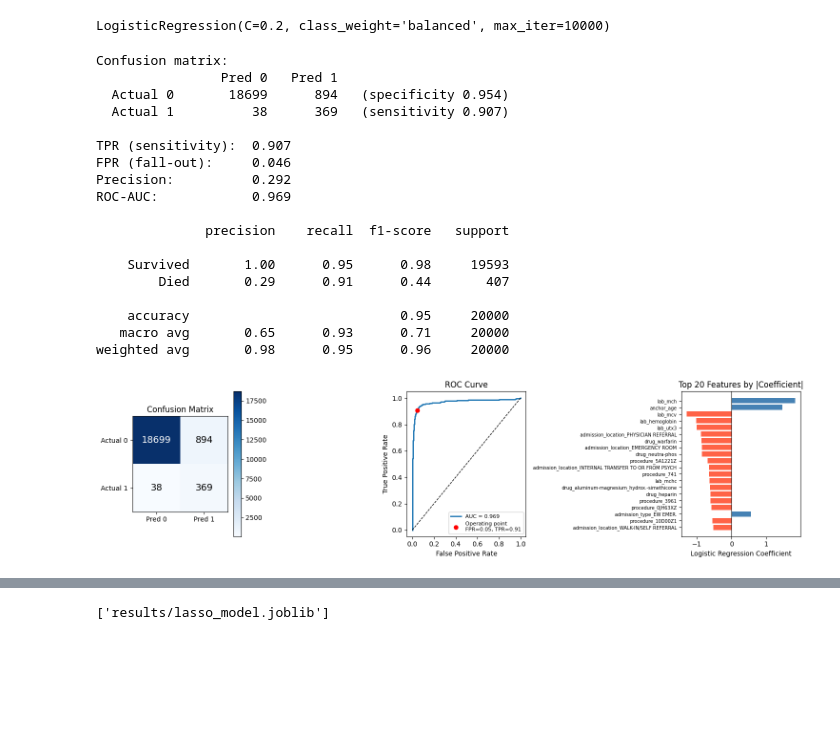
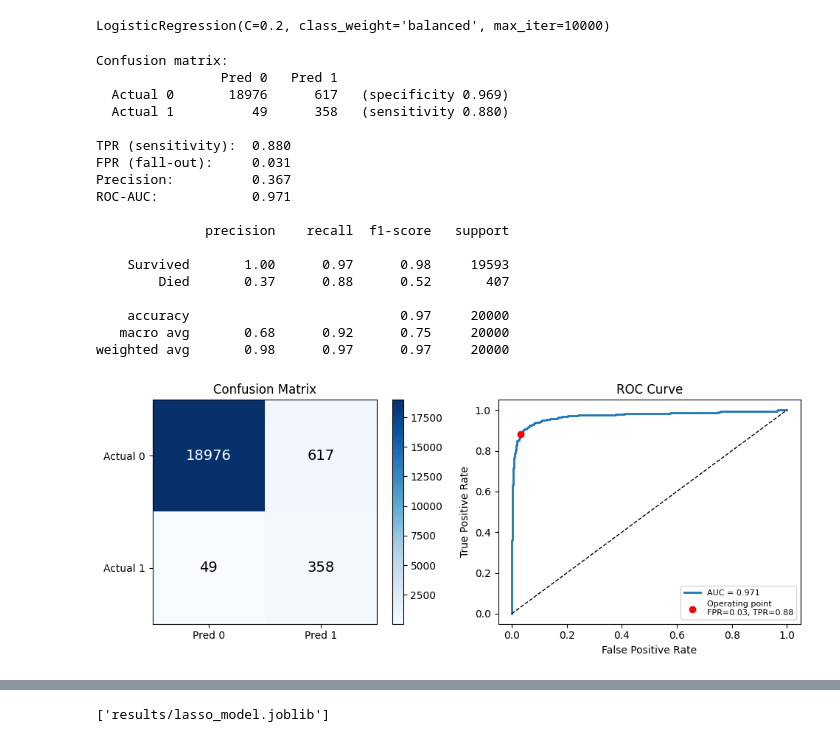
Before and after one commit to jackturner106/ml-final-project, a Jupyter notebook: survive_to_discharge.ipynb, the cells around one changed output, grey strips where cells are left out. Drawn from its saved outputs; the diff is of its cells as text; code cells hidden in the pictures; blank space fills up the shorter version.

```diff
--- a/survive_to_discharge.ipynb
+++ b/survive_to_discharge.ipynb
@@ -19,5 +19,5 @@ please provide us feedback at https://github.com/pandas-dev/pandas/issues/54466
 # %% [markdown]
 ## Data
 # %%
-X, y = SurvivalToDischarge.load_data(sample_size=100000, icu_vitals=True, top_n_labs=200, top_n_drugs=200, top_n_procedures=200)
+X, y = SurvivalToDischarge.load_data(sample_size=100000, icu_vitals=True, top_n_labs=230, top_n_drugs=954, top_n_procedures=55)
 # %% [output]
@@ -89,7 +92,7 @@ print()
 print(classification_report(y_test, y_pred, target_names=['Survived', 'Died']))
 
 # --- Plots ---
-fig, axes = plt.subplots(1, 3, figsize=(15, 4))
+fig, axes = plt.subplots(1, 2, figsize=(10, 4))
 
 # Confusion matrix heatmap
 im = axes[0].imshow(cm, cmap='Blues')
@@ -112,17 +115,6 @@ axes[1].scatter([fpr], [tpr], color='red', zorder=5, label=f'Operating point\nFP
 axes[1].set_xlabel('False Positive Rate'); axes[1].set_ylabel('True Positive Rate')
 axes[1].set_title('ROC Curve'); axes[1].legend(fontsize=8)
 
-# Top feature coefficients
-coef_series = pd.Series(model.coef_[0], index=X.columns)
-top_coef = coef_series[coef_series != 0].abs().sort_values(ascending=False).head(20)
-signed_top = coef_series[top_coef.index]
-colors = ['steelblue' if v > 0 else 'tomato' for v in signed_top]
-axes[2].barh(signed_top.index[::-1], signed_top.values[::-1], color=colors[::-1])
-axes[2].axvline(0, color='black', linewidth=0.8)
-axes[2].set_xlabel('Logistic Regression Coefficient')
-axes[2].set_title('Top 20 Features by |Coefficient|')
-axes[2].tick_params(axis='y', labelsize=7)
-
 plt.tight_layout()
 #plt.savefig('results/logistic_regression_results.png', dpi=120, bbox_inches='tight')
 plt.show()
@@ -182,60 +228,49 @@ print()
 print(classification_report(y_test, y_pred, target_names=['Survived', 'Died']))
 
 # --- Plots ---
-fig, axes = plt.subplots(1, 3, figsize=(15, 4))
+fig, axes = plt.subplots(1, 2, figsize=(10, 4))
 
 # Confusion matrix heatmap
 im = axes[0].imshow(cm, cmap='Blues')
 axes[0].set_xticks([0, 1]); axes[0].set_yticks([0, 1])
 axes[0].set_xticklabels(['Pred 0', 'Pred 1'])
 axes[0].set_yticklabels(['Actual 0', 'Actual 1'])
 for i in range(2):
     for j in range(2):
         axes[0].text(j, i, cm[i, j], ha='center', va='center',
                      color='white' if cm[i, j] > cm.max() / 2 else 'black', fontsize=14)
 axes[0].set_title('Confusion Matrix')
 plt.colorbar(im, ax=axes[0])
 
 # ROC curve
 fpr_curve, tpr_curve, _ = roc_curve(y_test, y_proba)
 auc = roc_auc_score(y_test, y_proba)
 axes[1].plot(fpr_curve, tpr_curve, lw=2, label=f'AUC = {auc:.3f}')
 axes[1].plot([0, 1], [0, 1], 'k--', lw=1)
 axes[1].scatter([fpr], [tpr], color='red', zorder=5, label=f'Operating point\nFPR={fpr:.2f}, TPR={tpr:.2f}')
 axes[1].set_xlabel('False Positive Rate'); axes[1].set_ylabel('True Positive Rate')
 axes[1].set_title('ROC Curve'); axes[1].legend(fontsize=8)
 
-# Top feature coefficients
-coef_series = pd.Series(model.coef_[0], index=X.columns)
-top_coef = coef_series[coef_series != 0].abs().sort_values(ascending=False).head(20)
-signed_top = coef_series[top_coef.index]
-colors = ['steelblue' if v > 0 else 'tomato' for v in signed_top]
-axes[2].barh(signed_top.index[::-1], signed_top.values[::-1], color=colors[::-1])
-axes[2].axvline(0, color='black', linewidth=0.8)
-axes[2].set_xlabel('Logistic Regression Coefficient')
-axes[2].set_title('Top 20 Features by |Coefficient|')
-axes[2].tick_params(axis='y', labelsize=7)
-
 plt.tight_layout()
 #plt.savefig('results/logistic_regression_results.png', dpi=120, bbox_inches='tight')
 plt.show()
 # %% [output]
 Confusion matrix:
                 Pred 0   Pred 1
-  Actual 0       18699      894   (specificity 0.954)
-  Actual 1          38      369   (sensitivity 0.907)
+  Actual 0       18976      617   (specificity 0.969)
+  Actual 1          49      358   (sensitivity 0.880)
 
-TPR (sensitivity):  0.907
-FPR (fall-out):     0.046
-Precision:          0.292
-ROC-AUC:            0.969
+TPR (sensitivity):  0.880
+FPR (fall-out):     0.031
+Precision:          0.367
+ROC-AUC:            0.971
 
               precision    recall  f1-score   support
 
-    Survived       1.00      0.95      0.98     19593
-        Died       0.29      0.91      0.44       407
+    Survived       1.00      0.97      0.98     19593
+        Died       0.37      0.88      0.52       407
 
-    accuracy                           0.95     20000
-   macro avg       0.65      0.93      0.71     20000
-weighted avg       0.98      0.95      0.96     20000
+    accuracy                           0.97     20000
+   macro avg       0.68      0.92      0.75     20000
+weighted avg       0.98      0.97      0.97     20000
-[figure, old version]
+[figure, new version]
```
Also changed, not shown: parts of 11 cells of this notebook, 4 other files.
